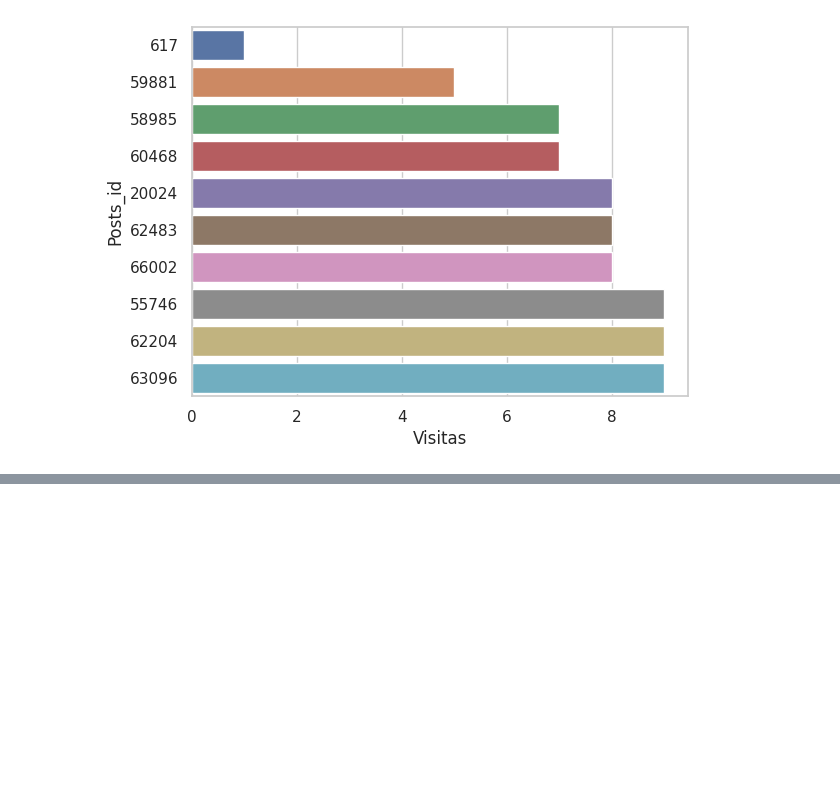
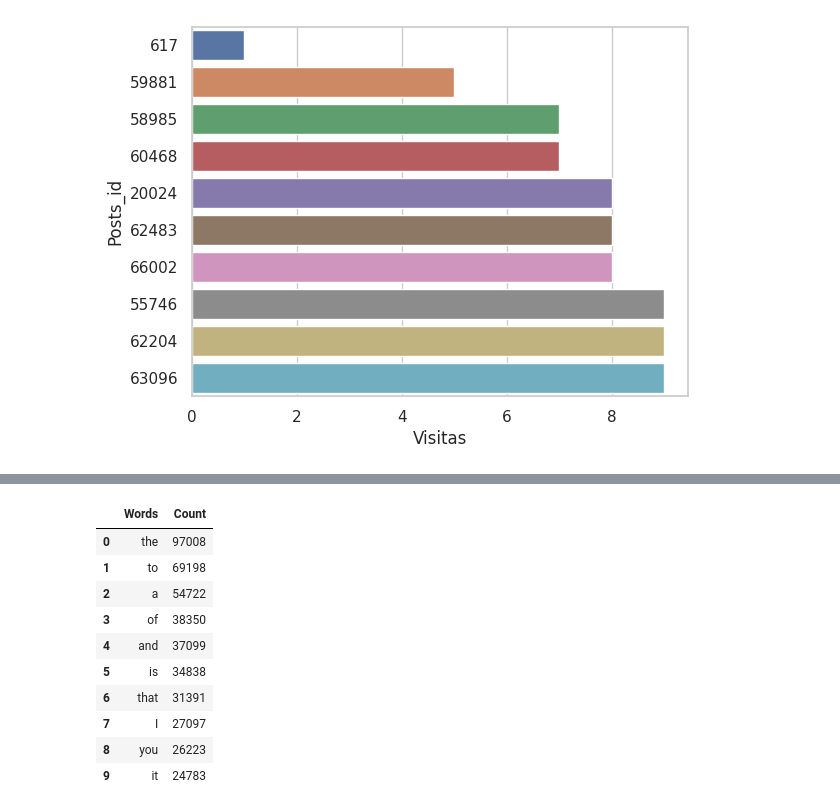
Before and after one commit to alkemyTech/OT301-python, a Jupyter notebook: bigdata/notebooks/GH.ipynb, the cells around one changed output, grey strips where cells are left out. Cells and saved outputs as stored; diff of their text form; code cells hidden in the pictures; blank space fills up the shorter version.

```diff
--- a/bigdata/notebooks/GH.ipynb
+++ b/bigdata/notebooks/GH.ipynb
@@ -97,0 +173,16 @@ sns.barplot(x=visitas, y=posts)
+# %%
+df2 = pd.DataFrame(top.get('2'), columns=['Words', 'Count'])
+df2.to_csv(f'{output}/top_words_by_type_of_post_2.csv', index=False)
+df2
+# %% [output]
+|  | Words | Count |
+| 0 | the | 97008 |
+| 1 | to | 69198 |
+| 2 | a | 54722 |
+| 3 | of | 38350 |
+| 4 | and | 37099 |
+| 5 | is | 34838 |
+| 6 | that | 31391 |
+| 7 | I | 27097 |
+| 8 | you | 26223 |
+| 9 | it | 24783 |
```
Also changed, not shown: parts of 16 cells of this notebook, 4 other files.
